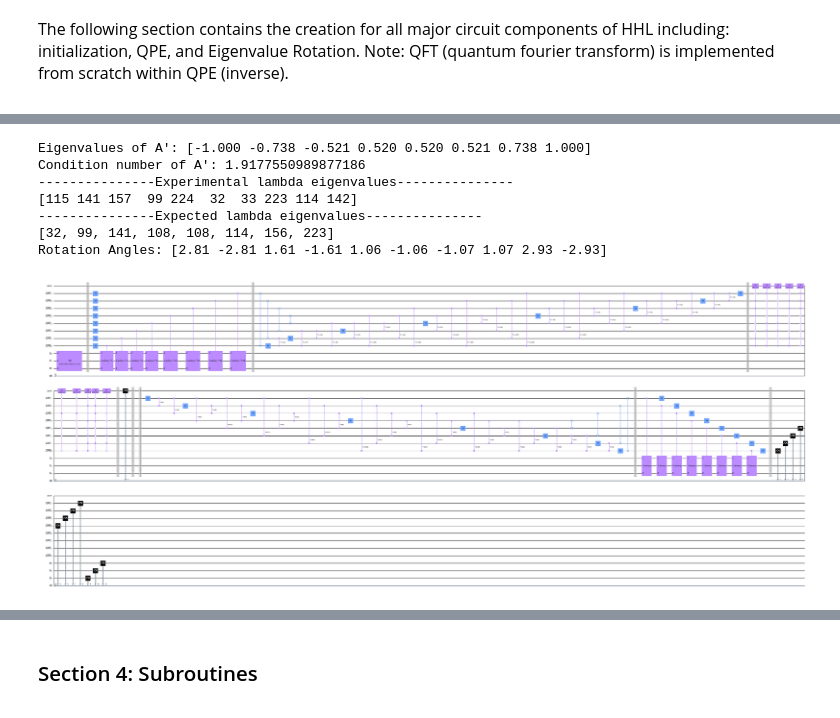
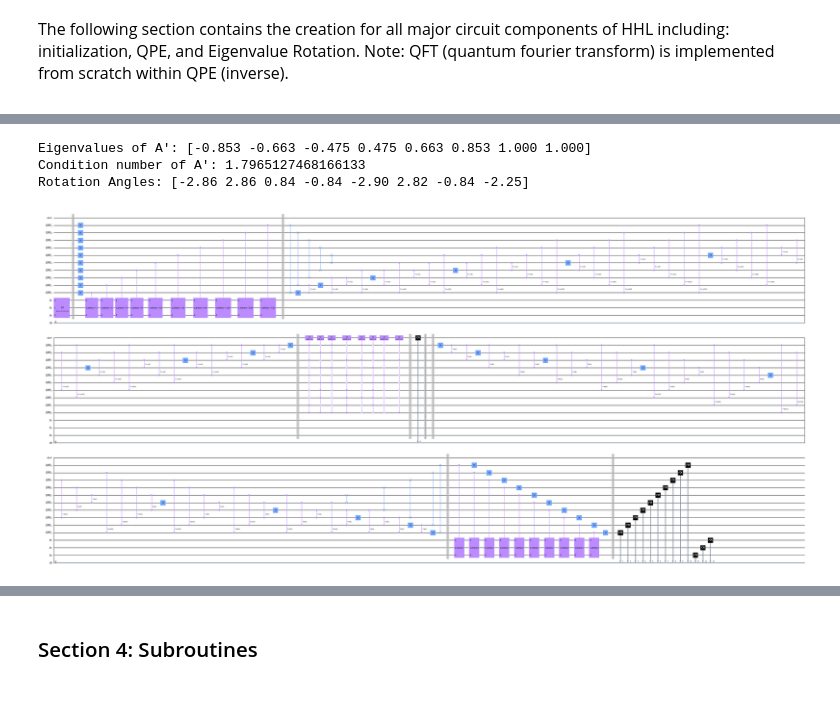
Before and after one commit to sonnyloweus/HHL-Quantum-Linear-Algebra, a Jupyter notebook: QuantumLinearAlgebra_HHL_v2.ipynb, the cells around one changed output, grey strips where cells are left out. Saved outputs shown, nothing was run; the diff lists cells and outputs as text; code cells hidden in the pictures.

```diff
--- a/QuantumLinearAlgebra_HHL_v2.ipynb
+++ b/QuantumLinearAlgebra_HHL_v2.ipynb
@@ -499,37 +521,30 @@ def hhl_circuit(
 # %%
 ######################################################
 ############## Hyperparams + Problem #################
 ######################################################
-tol = 2e-4 # accuracy of QPE
+tol = 2e-5 # accuracy of QPE
 ev_time = 150 # evolution time t
 shots = 2**16 # execution shots
 
 # A is a 3x3 invertible non hermitian sparse matrix that is well scaled and stable
 A = np.matrix([[4/5, 1/5, 0],[0, 3/5, 1/5],[0, 0, 14/25]])
 b = np.array([0, 0, 1])
-
-# A = np.matrix([[1, 1, 0], [-1, 1, -1], [0, .13, 1.3]])
-# b = np.array([1, 3, 2])
 
 # A = np.array([[3/4, 1/4],
 #               [1/4, 3/4]])
 # b = np.array([0, 1])
 
 ######################################################
 ################### HHL Creation #####################
 ######################################################
 
 A_p, b_p, nq, hhl = hhl_circuit(A, b, tol, ev_time)
 hhl.draw('mpl', reverse_bits=True, scale=0.4, fold=100)
 # %% [output]
-Eigenvalues of A': [-1.000 -0.738 -0.521 0.520 0.520 0.521 0.738 1.000]
-Condition number of A': 1.9177550989877186
----------------Experimental lambda eigenvalues---------------
-[115 141 157  99 224  32  33 223 114 142]
----------------Expected lambda eigenvalues---------------
-[32, 99, 141, 108, 108, 114, 156, 223]
-Rotation Angles: [2.81 -2.81 1.61 -1.61 1.06 -1.06 -1.07 1.07 2.93 -2.93]
+Eigenvalues of A': [-0.853 -0.663 -0.475 0.475 0.663 0.853 1.000 1.000]
+Condition number of A': 1.7965127468166133
+Rotation Angles: [-2.86 2.86 0.84 -0.84 -2.90 2.82 -0.84 -2.25]
-[figure, old version]
+[figure, new version]
 # %%
 ######################################################
 ##################### Results $$$#####################
```
Also changed, not shown: parts of 9 cells of this notebook.
